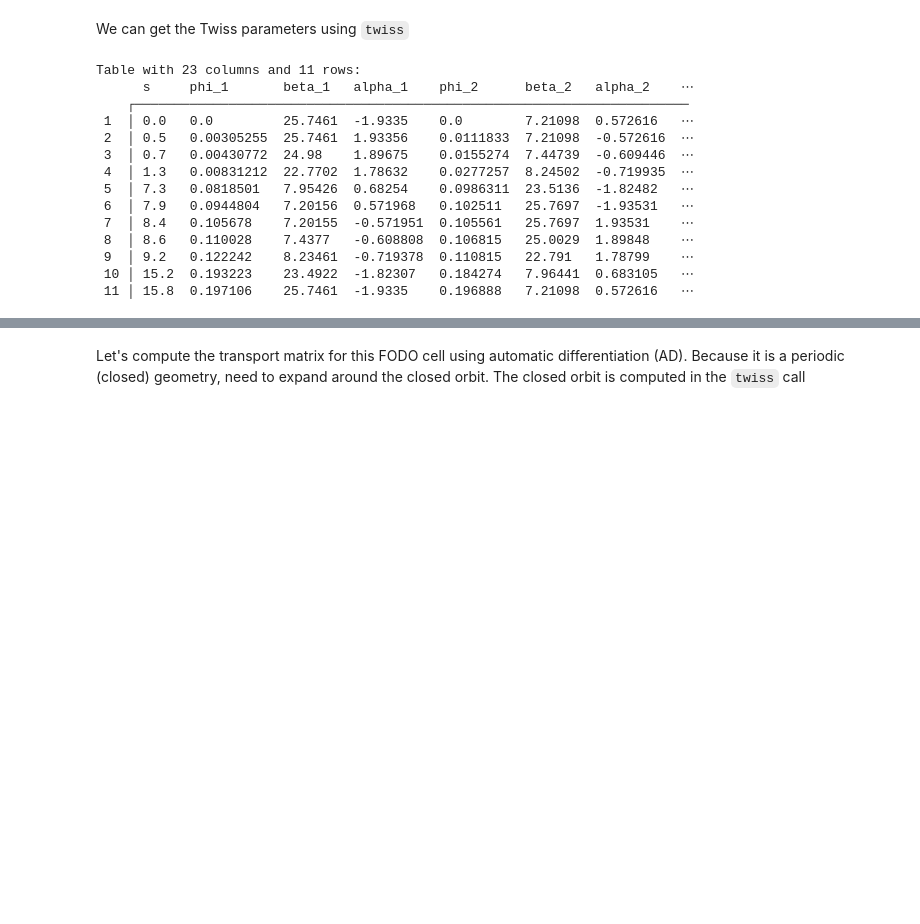
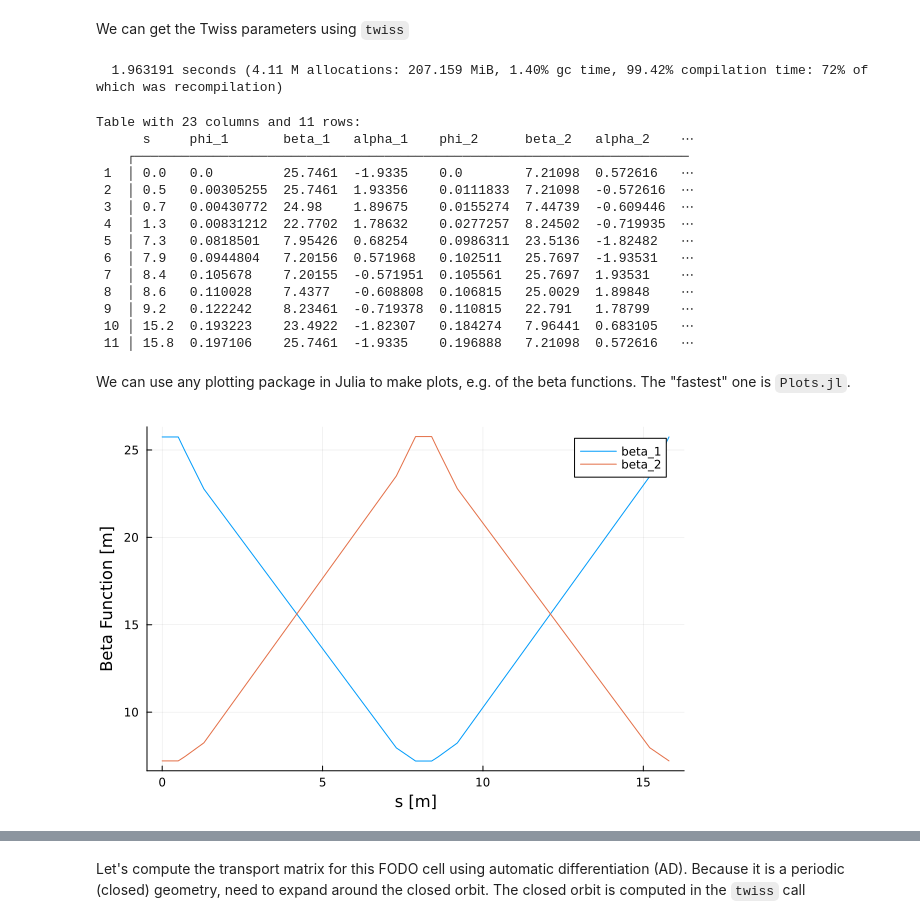
Before and after one commit to bmad-sim/SciBmad.jl, a Jupyter notebook: examples/julia.ipynb, the cells around one changed output, grey strips where cells are left out. Saved outputs shown, nothing was run; the diff lists cells and outputs as text; code cells hidden in the pictures; blank space fills up the shorter version.

```diff
--- a/examples/julia.ipynb
+++ b/examples/julia.ipynb
@@ -47,19 +47,33 @@ println(qd.Kn1)
 # %% [markdown]
 We can get the Twiss parameters using `twiss`
 # %%
-t = twiss(fodo)
+@time t = twiss(fodo)
 # %% [output]
-Table with 23 columns and 11 rows:
-      s     phi_1       beta_1   alpha_1    phi_2      beta_2   alpha_2    ⋯
-    ┌───────────────────────────────────────────────────────────────────────
- 1  │ 0.0   0.0         25.7461  -1.9335    0.0        7.21098  0.572616   ⋯
- 2  │ 0.5   0.00305255  25.7461  1.93356    0.0111833  7.21098  -0.572616  ⋯
- 3  │ 0.7   0.00430772  24.98    1.89675    0.0155274  7.44739  -0.609446  ⋯
- 4  │ 1.3   0.00831212  22.7702  1.78632    0.0277257  8.24502  -0.719935  ⋯
- 5  │ 7.3   0.0818501   7.95426  0.68254    0.0986311  23.5136  -1.82482   ⋯
- 6  │ 7.9   0.0944804   7.20156  0.571968   0.102511   25.7697  -1.93531   ⋯
- 7  │ 8.4   0.105678    7.20155  -0.571951  0.105561   25.7697  1.93531    ⋯
- 8  │ 8.6   0.110028    7.4377   -0.608808  0.106815   25.0029  1.89848    ⋯
- 9  │ 9.2   0.122242    8.23461  -0.719378  0.110815   22.791   1.78799    ⋯
- 10 │ 15.2  0.193223    23.4922  -1.82307   0.184274   7.96441  0.683105   ⋯
- 11 │ 15.8  0.197106    25.7461  -1.9335    0.196888   7.21098  0.572616   ⋯
+  1.963191 seconds (4.11 M allocations: 207.159 MiB, 1.40% gc time, 99.42% compilation time: 72% of which was recompilation)
+Table with 23 columns and 11 rows:
+      s     phi_1       beta_1   alpha_1    phi_2      beta_2   alpha_2    ⋯
+    ┌───────────────────────────────────────────────────────────────────────
+ 1  │ 0.0   0.0         25.7461  -1.9335    0.0        7.21098  0.572616   ⋯
+ 2  │ 0.5   0.00305255  25.7461  1.93356    0.0111833  7.21098  -0.572616  ⋯
+ 3  │ 0.7   0.00430772  24.98    1.89675    0.0155274  7.44739  -0.609446  ⋯
+ 4  │ 1.3   0.00831212  22.7702  1.78632    0.0277257  8.24502  -0.719935  ⋯
+ 5  │ 7.3   0.0818501   7.95426  0.68254    0.0986311  23.5136  -1.82482   ⋯
+ 6  │ 7.9   0.0944804   7.20156  0.571968   0.102511   25.7697  -1.93531   ⋯
+ 7  │ 8.4   0.105678    7.20155  -0.571951  0.105561   25.7697  1.93531    ⋯
+ 8  │ 8.6   0.110028    7.4377   -0.608808  0.106815   25.0029  1.89848    ⋯
+ 9  │ 9.2   0.122242    8.23461  -0.719378  0.110815   22.791   1.78799    ⋯
+ 10 │ 15.2  0.193223    23.4922  -1.82307   0.184274   7.96441  0.683105   ⋯
+ 11 │ 15.8  0.197106    25.7461  -1.9335    0.196888   7.21098  0.572616   ⋯
+# %% [markdown]
+We can use any plotting package in Julia to make plots, e.g. of the beta functions. The "fastest" one is `Plots.jl`.
+# %%
+# import Pkg; Pkg.add("Plots")
+using Plots
+plt = plot()
+plot!(plt, t.s, t.beta_1, label="beta_1")
+plot!(plt, t.s, t.beta_2, label="beta_2")
+xlabel!(plt, "s [m]")
+ylabel!(plt, "Beta Function [m]")
+display(plt)
+# %% [output]
+[figure, added]
```
Also changed, not shown: parts of 6 cells of this notebook, 2 other files.
